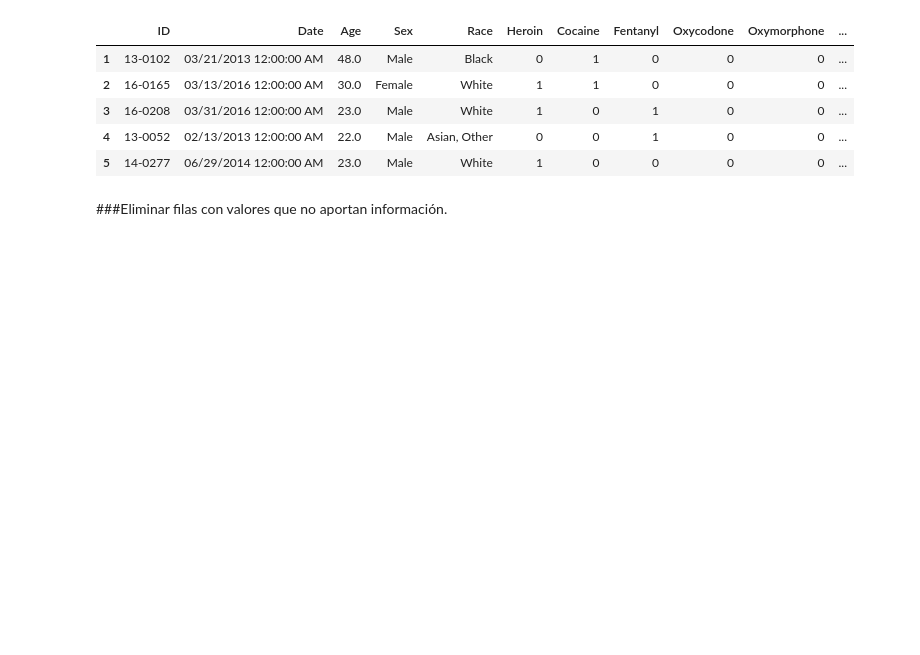
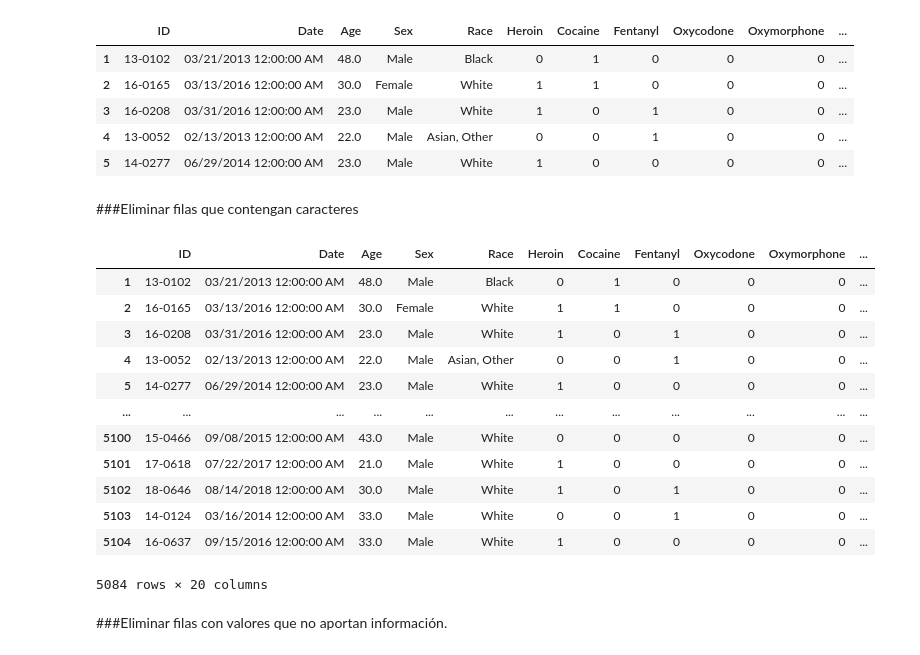
Before and after one commit to icardemil/BDA_Taller1, a Jupyter notebook: taller1_bda.ipynb, the cells around one changed output. Drawn from its saved outputs; the diff is of its cells as text; code cells hidden in the pictures; blank space fills up the shorter version.

Commit message:
Eliminando las filas con caracteres

```diff
--- a/taller1_bda.ipynb
+++ b/taller1_bda.ipynb
@@ -74,3 +74,5 @@ df_muertes.head()
 | 3 | 16-0208 | 03/31/2016 12:00:00 AM | 23.0 | Male | White | 1 | 0 | 1 | 0 | 0 | ... |
 | 4 | 13-0052 | 02/13/2013 12:00:00 AM | 22.0 | Male | Asian, Other | 0 | 0 | 1 | 0 | 0 | ... |
 | 5 | 14-0277 | 06/29/2014 12:00:00 AM | 23.0 | Male | White | 1 | 0 | 0 | 0 | 0 | ... |
+# %% [markdown]
+###Eliminar filas que contengan caracteres
@@ -77,3 +83,19 @@ df_muertes.head()
+# %%
+df_muertes.drop(index=3741)
+# %% [output]
+|  | ID | Date | Age | Sex | Race | Heroin | Cocaine | Fentanyl | Oxycodone | Oxymorphone | ... |
+| 1 | 13-0102 | 03/21/2013 12:00:00 AM | 48.0 | Male | Black | 0 | 1 | 0 | 0 | 0 | ... |
+| 2 | 16-0165 | 03/13/2016 12:00:00 AM | 30.0 | Female | White | 1 | 1 | 0 | 0 | 0 | ... |
+| 3 | 16-0208 | 03/31/2016 12:00:00 AM | 23.0 | Male | White | 1 | 0 | 1 | 0 | 0 | ... |
+| 4 | 13-0052 | 02/13/2013 12:00:00 AM | 22.0 | Male | Asian, Other | 0 | 0 | 1 | 0 | 0 | ... |
+| 5 | 14-0277 | 06/29/2014 12:00:00 AM | 23.0 | Male | White | 1 | 0 | 0 | 0 | 0 | ... |
+| ... | ... | ... | ... | ... | ... | ... | ... | ... | ... | ... | ... |
+| 5100 | 15-0466 | 09/08/2015 12:00:00 AM | 43.0 | Male | White | 0 | 0 | 0 | 0 | 0 | ... |
+| 5101 | 17-0618 | 07/22/2017 12:00:00 AM | 21.0 | Male | White | 1 | 0 | 0 | 0 | 0 | ... |
+| 5102 | 18-0646 | 08/14/2018 12:00:00 AM | 30.0 | Male | White | 1 | 0 | 1 | 0 | 0 | ... |
+| 5103 | 14-0124 | 03/16/2014 12:00:00 AM | 33.0 | Male | White | 0 | 0 | 1 | 0 | 0 | ... |
+| 5104 | 16-0637 | 09/15/2016 12:00:00 AM | 33.0 | Male | White | 1 | 0 | 0 | 0 | 0 | ... |
+5084 rows × 20 columns
 # %% [markdown]
 ###Eliminar filas con valores que no aportan información.
 # %% [markdown]
```
Also changed, not shown: parts of 9 cells of this notebook.
